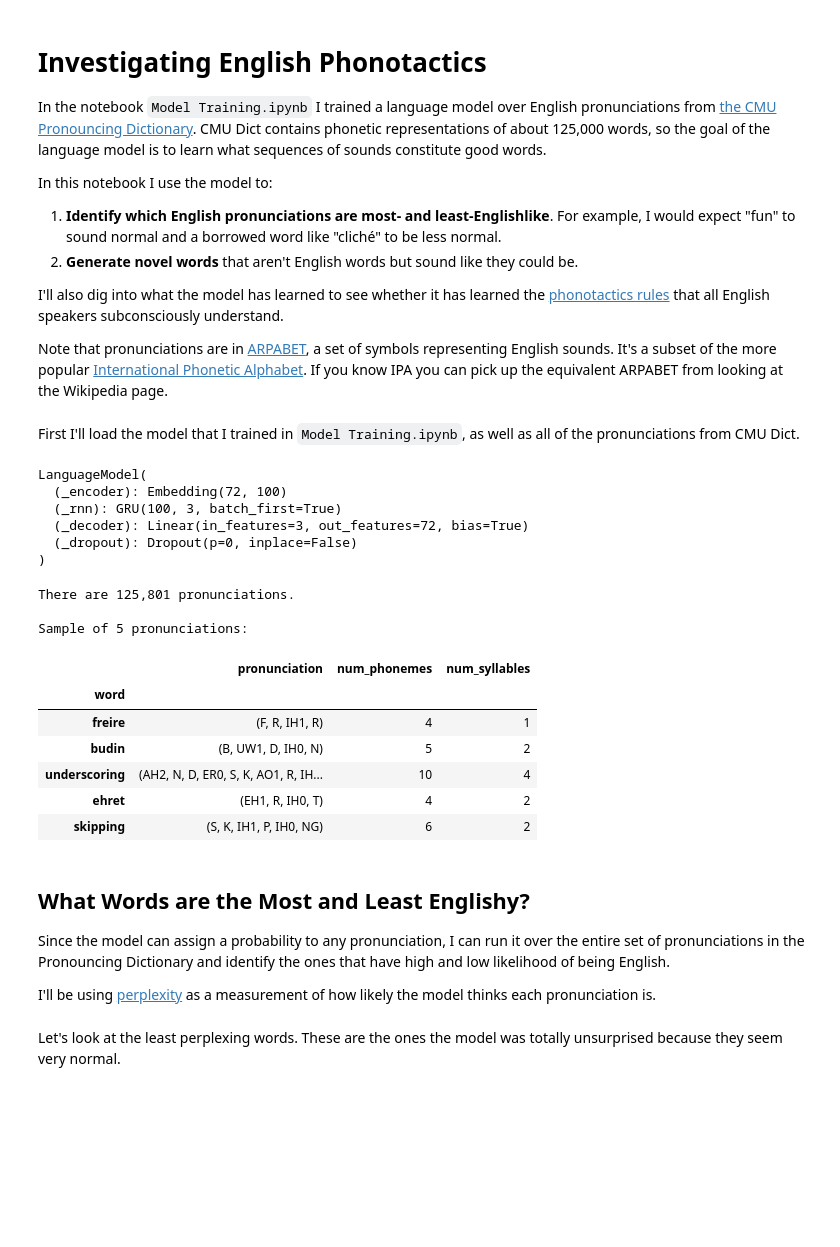
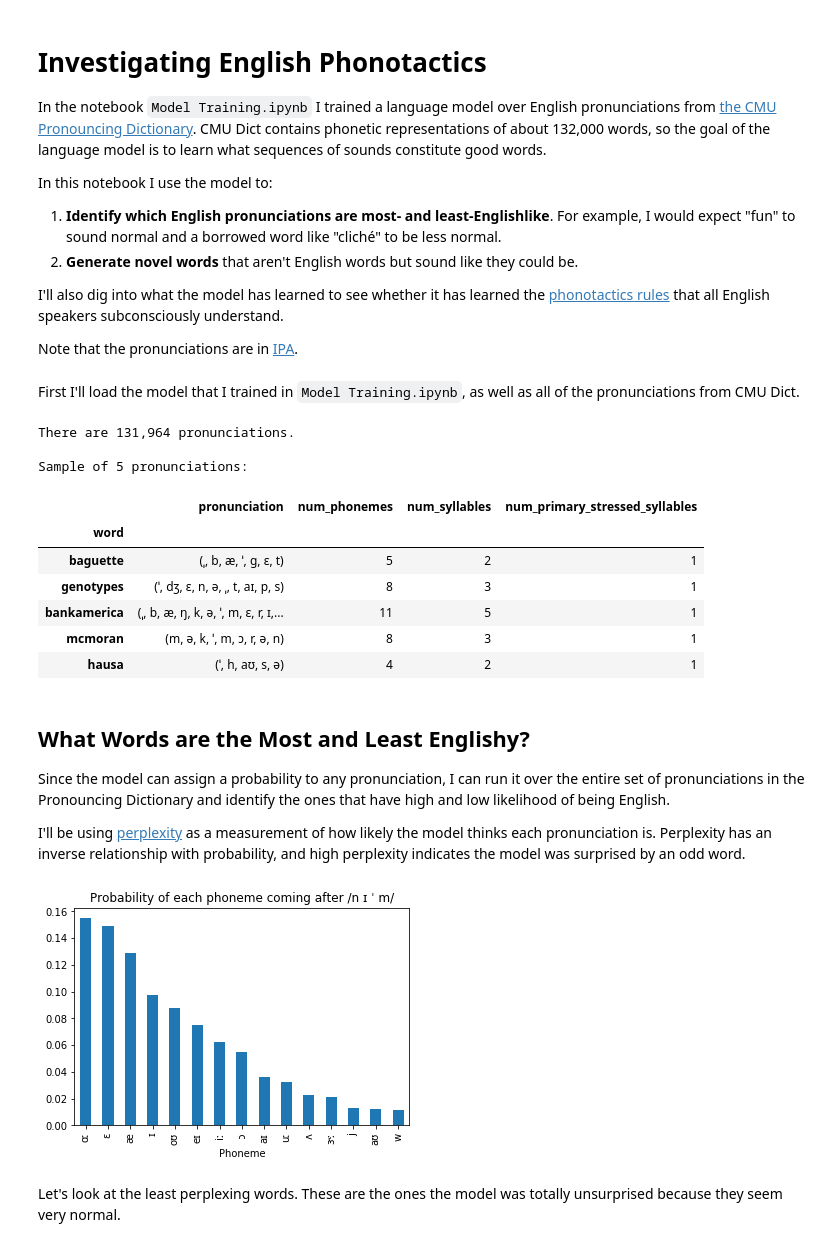
Before and after one commit to colinpollock/sonorant, a Jupyter notebook: Phoneme Exploration.ipynb, the cells around one changed output. Cells and saved outputs as stored; diff of their text form; code cells hidden in the pictures; blank space fills up the shorter version.

Commit message:
Updating notebooks before shutting down gpu

```diff
--- a/Phoneme Exploration.ipynb
+++ b/Phoneme Exploration.ipynb
@@ -1,6 +1,6 @@
 # %% [markdown]
 # Investigating English Phonotactics #
-In the notebook `Model Training.ipynb` I trained a language model over English pronunciations from [the CMU Pronouncing Dictionary](http://www.speech.cs.cmu.edu/cgi-bin/cmudict). CMU Dict contains phonetic representations of about 125,000 words, so the goal of the language model is to learn what sequences of sounds constitute good words.
+In the notebook `Model Training.ipynb` I trained a language model over English pronunciations from [the CMU Pronouncing Dictionary](http://www.speech.cs.cmu.edu/cgi-bin/cmudict). CMU Dict contains phonetic representations of about 132,000 words, so the goal of the language model is to learn what sequences of sounds constitute good words.
 
 In this notebook I use the model to:
 1. **Identify which English pronunciations are most- and least-Englishlike**. For example, I would expect "fun" to sound normal and a borrowed word like "cliché" to be less normal.
@@ -8,7 +8,7 @@ In this notebook I use the model to:
 
 I'll also dig into what the model has learned to see whether it has learned the [phonotactics rules](https://en.wikipedia.org/wiki/Phonotactics) that all English speakers subconsciously understand.
 
-Note that pronunciations are in [ARPABET](https://en.wikipedia.org/wiki/ARPABET), a set of symbols representing English sounds. It's a subset of the more popular [International Phonetic Alphabet](https://en.wikipedia.org/wiki/International_Phonetic_Alphabet). If you know IPA you can pick up the equivalent ARPABET from looking at the Wikipedia page.
+Note that the pronunciations are in [IPA](https://en.wikipedia.org/wiki/International_Phonetic_Alphabet).
 # %%
 from operator import itemgetter
 
@@ -28,32 +28,23 @@ pd.options.display.max_colwidth = 255
 # %% [markdown]
 First I'll load the model that I trained in `Model Training.ipynb`, as well as all of the pronunciations from CMU Dict.
 # %%
-with open('model_1_100_3.pt', 'rb') as fh:
+with open('model_10_10_1.pt', 'rb') as fh:
     language_model = LanguageModel.load(fh, device_name='cpu')
-
-language_model
-# %% [output]
-LanguageModel(
-  (_encoder): Embedding(72, 100)
-  (_rnn): GRU(100, 3, batch_first=True)
-  (_decoder): Linear(in_features=3, out_features=72, bias=True)
-  (_dropout): Dropout(p=0, inplace=False)
-)
 # %%
 pronunciations = load_pronunciations()
 print(f"There are {len(pronunciations):,} pronunciations.")
 print()
 print("Sample of 5 pronunciations:")
 
-pronunciations.sample(5)
+display(pronunciations.sample(5))
 # %% [output]
-There are 125,801 pronunciations.
+There are 131,964 pronunciations.
 
 Sample of 5 pronunciations:
-|  | pronunciation | num_phonemes | num_syllables |
-| word |  |  |  |
-| freire | (F, R, IH1, R) | 4 | 1 |
-| budin | (B, UW1, D, IH0, N) | 5 | 2 |
-| underscoring | (AH2, N, D, ER0, S, K, AO1, R, IH... | 10 | 4 |
-| ehret | (EH1, R, IH0, T) | 4 | 2 |
-| skipping | (S, K, IH1, P, IH0, NG) | 6 | 2 |
+|  | pronunciation | num_phonemes | num_syllables | num_primary_stressed_syllables |
+| word |  |  |  |  |
+| baguette | (ˌ, b, æ, ˈ, g, ɛ, t) | 5 | 2 | 1 |
+| genotypes | (ˈ, dʒ, ɛ, n, ə, ˌ, t, aɪ, p, s) | 8 | 3 | 1 |
+| bankamerica | (ˌ, b, æ, ŋ, k, ə, ˈ, m, ɛ, r, ɪ,... | 11 | 5 | 1 |
+| mcmoran | (m, ə, k, ˈ, m, ɔ, r, ə, n) | 8 | 3 | 1 |
+| hausa | (ˈ, h, aʊ, s, ə) | 4 | 2 | 1 |
@@ -64,10 +52,14 @@ pronunciations['num_primary_stressed_syllables'] = pronunciations.pronunciation.
 ## What Words are the Most and Least Englishy? ##
 Since the model can assign a probability to any pronunciation, I can run it over the entire set of pronunciations in the Pronouncing Dictionary and identify the ones that have high and low likelihood of being English.
 
-I'll be using [perplexity](https://en.wikipedia.org/wiki/Perplexity) as a measurement of how likely the model thinks each pronunciation is.
+I'll be using [perplexity](https://en.wikipedia.org/wiki/Perplexity) as a measurement of how likely the model thinks each pronunciation is. Perplexity has an inverse relationship with probability, and high perplexity indicates the model was surprised by an odd word.
 # %%
 pronunciations['perplexity'] = pronunciations.pronunciation.apply(language_model.perplexity_of_text)
 pronunciations.sort_values('perplexity', inplace=True)
+# %%
+plot_next_phoneme_distribution(language_model, ('n', 'ɪ', "ˈ", 'm',))
+# %% [output]
+[figure, added]
 # %% [markdown]
 Let's look at the least perplexing words. These are the ones the model was totally unsurprised because they seem very normal.
 # %%
```
Also changed, not shown: parts of 24 cells of this notebook, 1 other file.
